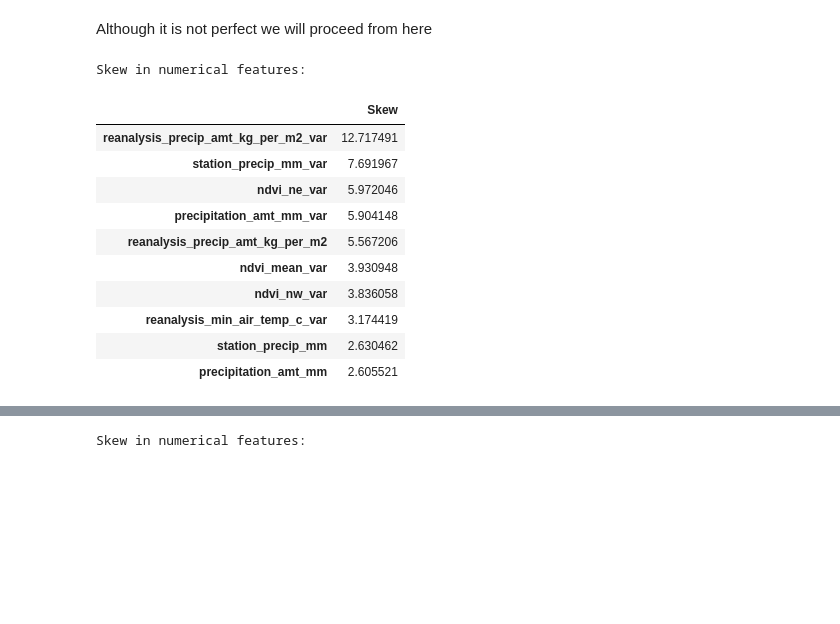
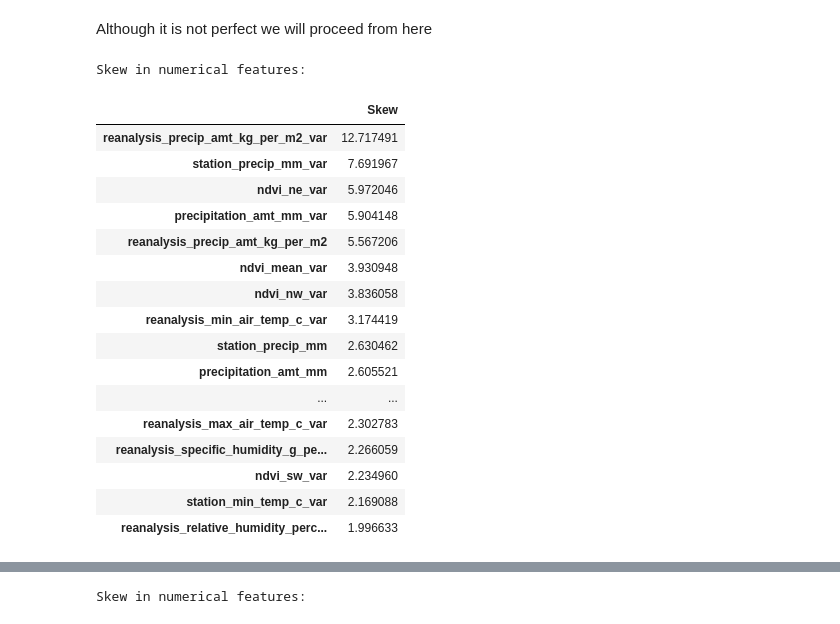
Before and after one commit to GGC17/deng, a Jupyter notebook: feature_engineering.ipynb, the cells around one changed output, grey strips where cells are left out. Saved outputs shown, nothing was run; the diff lists cells and outputs as text; code cells hidden in the pictures; blank space fills up the shorter version.

```diff
--- a/feature_engineering.ipynb
+++ b/feature_engineering.ipynb
@@ -162,25 +162,31 @@ Although it is not perfect we will proceed from here
 # %%
 # Skewed features for SJ
 numeric_feats = deng_sj_train.columns[4:-1]
 
 # Check the skew of all numerical features
 skewed_feats = deng_sj_train[numeric_feats].apply(lambda x: skew(x.dropna())).sort_values(ascending=False)
 print("\nSkew in numerical features: \n")
 skewness = pd.DataFrame({'Skew' :skewed_feats})
-skewness.head(10)
+skewness.head(20)
 # %% [output]
 Skew in numerical features:
 |  | Skew |
 | reanalysis_precip_amt_kg_per_m2_var | 12.717491 |
 | station_precip_mm_var | 7.691967 |
 | ndvi_ne_var | 5.972046 |
 | precipitation_amt_mm_var | 5.904148 |
 | reanalysis_precip_amt_kg_per_m2 | 5.567206 |
 | ndvi_mean_var | 3.930948 |
 | ndvi_nw_var | 3.836058 |
 | reanalysis_min_air_temp_c_var | 3.174419 |
 | station_precip_mm | 2.630462 |
 | precipitation_amt_mm | 2.605521 |
+| ... | ... |
+| reanalysis_max_air_temp_c_var | 2.302783 |
+| reanalysis_specific_humidity_g_pe... | 2.266059 |
+| ndvi_sw_var | 2.234960 |
+| station_min_temp_c_var | 2.169088 |
+| reanalysis_relative_humidity_perc... | 1.996633 |
 # %%
 skewness = skewness[abs(skewness) > 0.75]
 skewed_features = skewness.index
```
Also changed, not shown: parts of 1 cell of this notebook, 2 other files.
